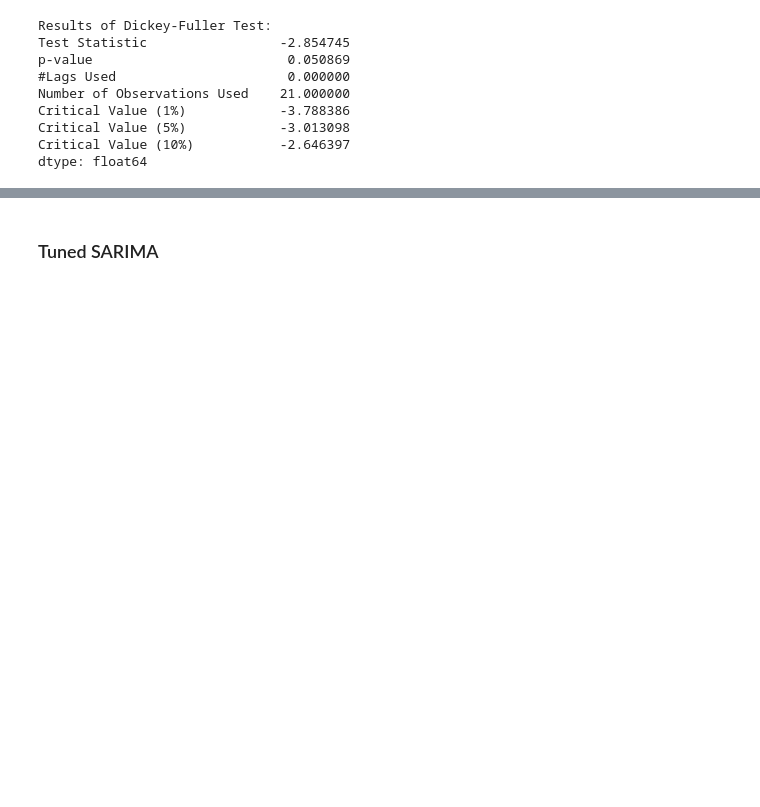
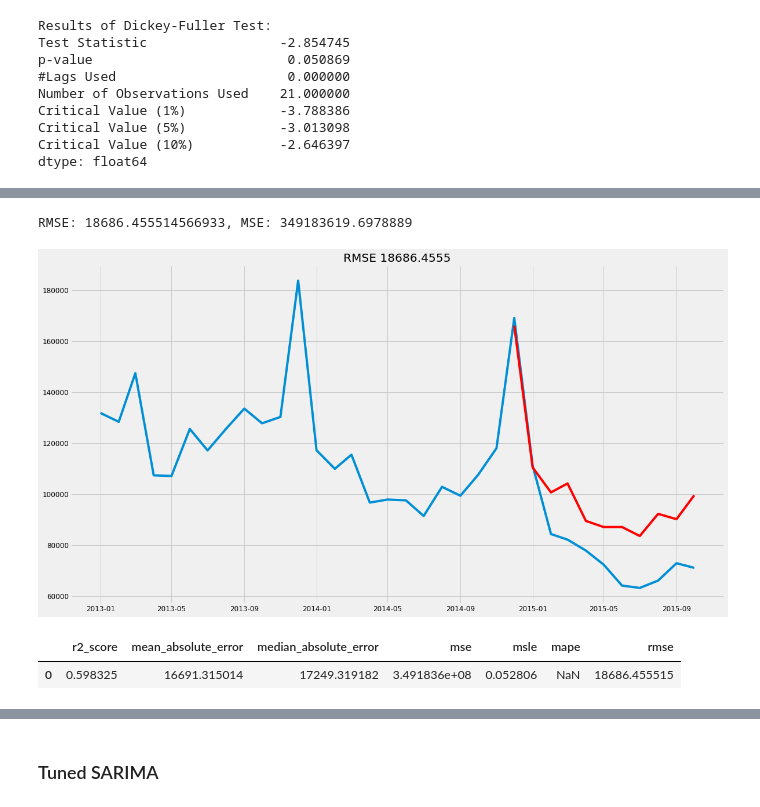
Before and after one commit to melwinmpk/Predict_Future_Sales, a Jupyter notebook: Notebook/Untitled.ipynb, the cells around one changed output, grey strips where cells are left out. Cells and saved outputs as stored; diff of their text form; code cells hidden in the pictures; blank space fills up the shorter version.

```diff
--- a/Notebook/Untitled.ipynb
+++ b/Notebook/Untitled.ipynb
@@ -402,0 +458,32 @@ dtype: float64
+# %%
+# SARIMA example
+from statsmodels.tsa.statespace.sarimax import SARIMAX
+
+# fit model
+model = SARIMAX(train, order=(2, 1, 6), seasonal_order=(2, 1, 6, 12)) # seasonal_order = P,D,Q,m order = p,d,q
+model_fit = model.fit(disp=False)
+# %%
+start_index = valid.index.min()
+end_index = valid.index.max()
+
+#Predictions
+predictions = model_fit.predict(start=start_index, end=end_index)
+# %%
+# report performance
+mse = mean_squared_error(y[start_index:end_index], predictions)
+rmse = np.sqrt(mse)
+print('RMSE: {}, MSE: {}'.format(rmse,mse))
+# %% [output]
+RMSE: 18686.455514566933, MSE: 349183619.6978889
+# %%
+plt.plot(y.item_cnt_month)
+plt.plot(predictions, color='red')
+plt.title('RMSE %.4f'%rmse)
+plt.show()
+# %% [output]
+[figure, added]
+# %%
+evaluate_forcast(y[start_index:end_index], predictions)
+# %% [output]
+|  | r2_score | mean_absolute_error | median_absolute_error | mse | msle | mape | rmse |
+| 0 | 0.598325 | 16691.315014 | 17249.319182 | 3.491836e+08 | 0.052806 | NaN | 18686.455515 |
```
Also changed, not shown: parts of 16 cells of this notebook.
